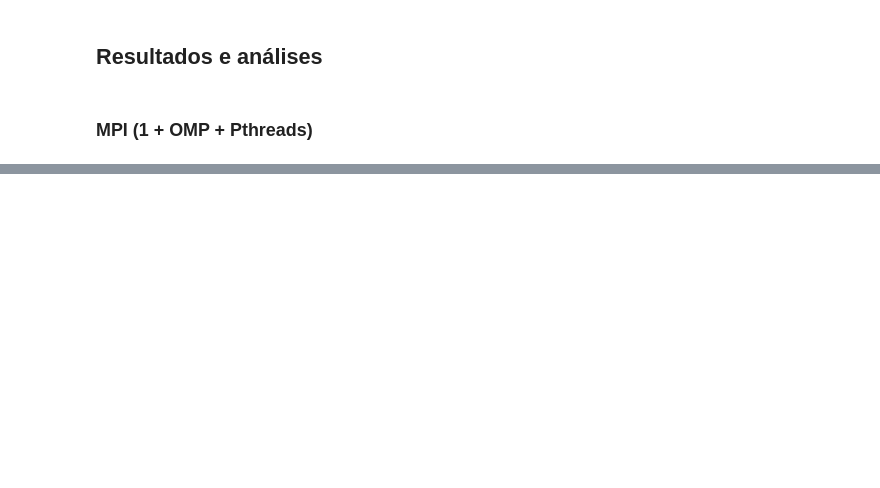
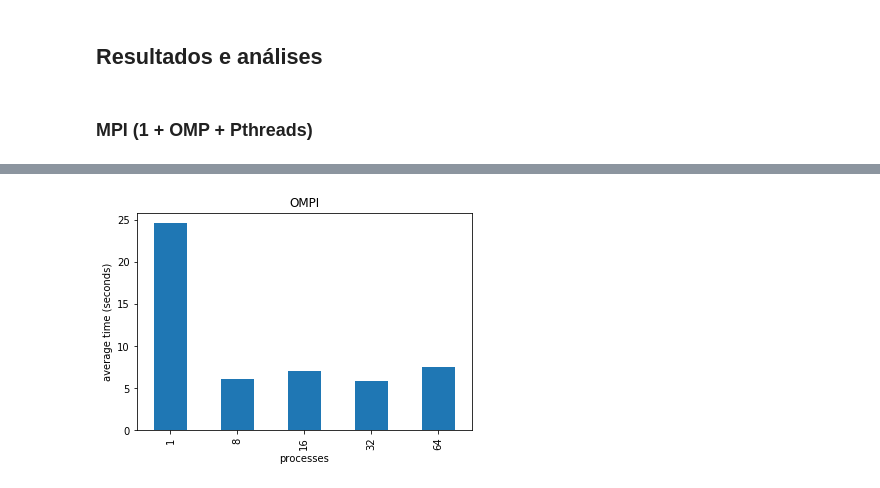
Before and after one commit to joaoseckler/MAC5742-0219-EP1, a Jupyter notebook: EP2/src/relatorio_ep2.ipynb, the cells around one changed output, grey strips where cells are left out. Saved outputs shown, nothing was run; the diff lists cells and outputs as text; code cells hidden in the pictures; blank space fills up the shorter version.

```diff
--- a/EP2/src/relatorio_ep2.ipynb
+++ b/EP2/src/relatorio_ep2.ipynb
@@ -39,0 +46,5 @@ plt.show()
+# %%
+ompi.pivot(index='processes',columns='threads',values='avg_time').plot(kind='bar',ylabel='average time (seconds)',legend=False,title='OMPI')
+plt.show()
+# %% [output]
+[figure, added]
```
Also changed, not shown: parts of 9 cells of this notebook.
